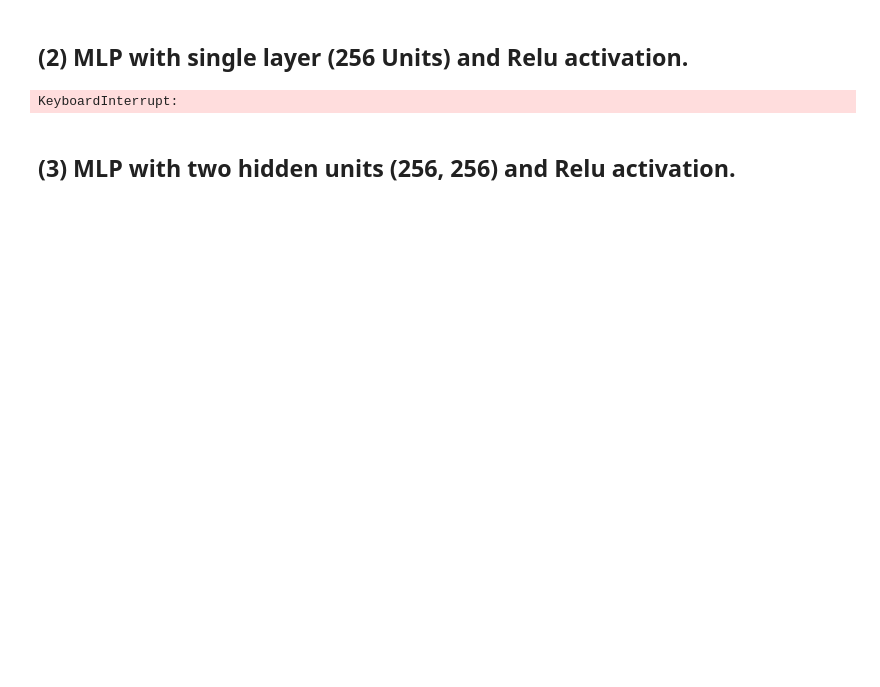
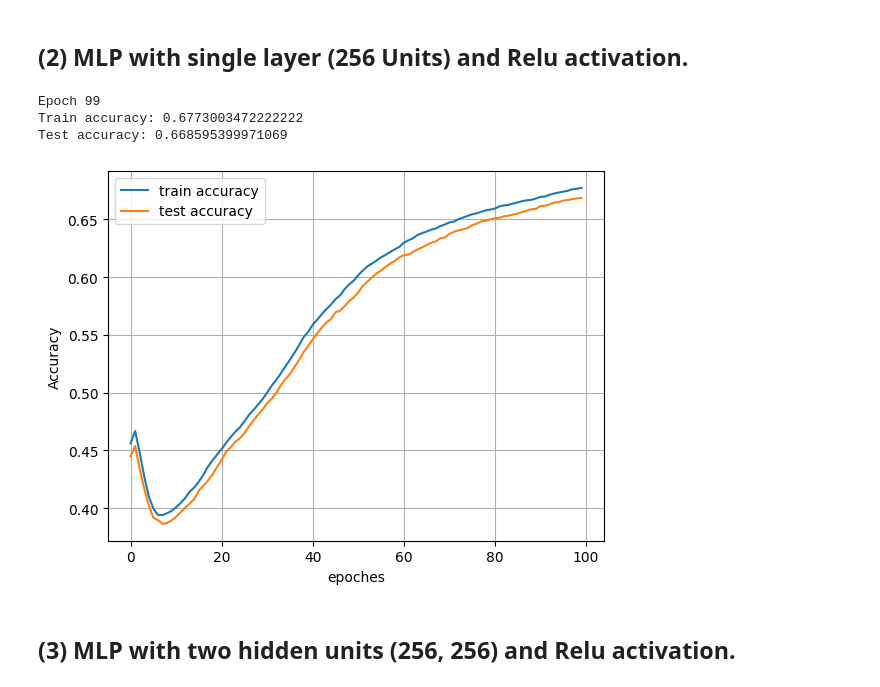
Before and after one commit to sebastian9991/ClassificationImageData-MLP-and-CNN, a Jupyter notebook: miniproject.ipynb, the cells around one changed output. Cells and saved outputs as stored; diff of their text form; code cells hidden in the pictures; blank space fills up the shorter version.

```diff
--- a/miniproject.ipynb
+++ b/miniproject.ipynb
@@ -177,25 +112,15 @@ Final Test Loss, No Hidden Layers: 17.8450
 # %% [markdown]
 ## (2) MLP with single layer (256 Units) and Relu activation.
 # %%
-#Initalization:
+activation_loss_function = ActivationFunction(func=softmax, derivative=softmax_derivative)
 activation_function_relu = ActivationFunction(func = ReLU, derivative= ReLU_derivative)
-mlp_1_hidden_layers_relu = MLPSoftmax(initalizer=random_optimized_initalizer, activation_function= activation_function_relu, layer_sizes=[784, 256, 11]) #We know the dimensions from torch.flatten()
-#Training
-loss_array_train = []
-for images, labels in train_loader:
-        flattened_images  =  torch.flatten(images, start_dim=1)
-        X = flattened_images.numpy().astype(np.float16)
-
-        ohe_labels = one_hot(labels, num_classes=11)
-        ohe_labels = ohe_labels.squeeze()
-        y = ohe_labels.numpy().astype(np.int8)
-
-        mlp_1_hidden_layers_relu.fit(X = X, y = y, learning_rate=-0.001, epochs = 100, batch = 32, termination_condition = 1e-2, max_iters = 100)
-        loss_array_train.append(mlp_1_hidden_layers_relu.predict(X,y)[0])
-
-final_loss = np.sum(loss_array_train) / len(loss_array_train)
-print(f"Final Train Loss, No Hidden Layers: {final_loss:.4f}")
+mlp_1_hidden_layers_relu = MLPSoftmax(initalizer=random_optimized_initalizer, loss_activation= activation_loss_function,  activation_function=activation_function_relu, layer_sizes=[784,256, 11]) #We know the dimensions from torch.flatten()
+mlp_1_hidden_layers_relu.fit(X_train= X_train, y_train= y_train, X_test=X_test, y_test=y_test, learning_rate=0.001,
+                         epochs=100, batch=128, termination_condition=1e-2, max_iters=1000, plot=True)
 # %% [output]
-KeyboardInterrupt:
+Epoch 99
+Train accuracy: 0.6773003472222222
+Test accuracy: 0.668595399971069
+[figure, added]
 # %% [markdown]
 ## (3) MLP with two hidden units (256, 256) and Relu activation.
```
Also changed, not shown: parts of 21 cells of this notebook, 1 other file.
